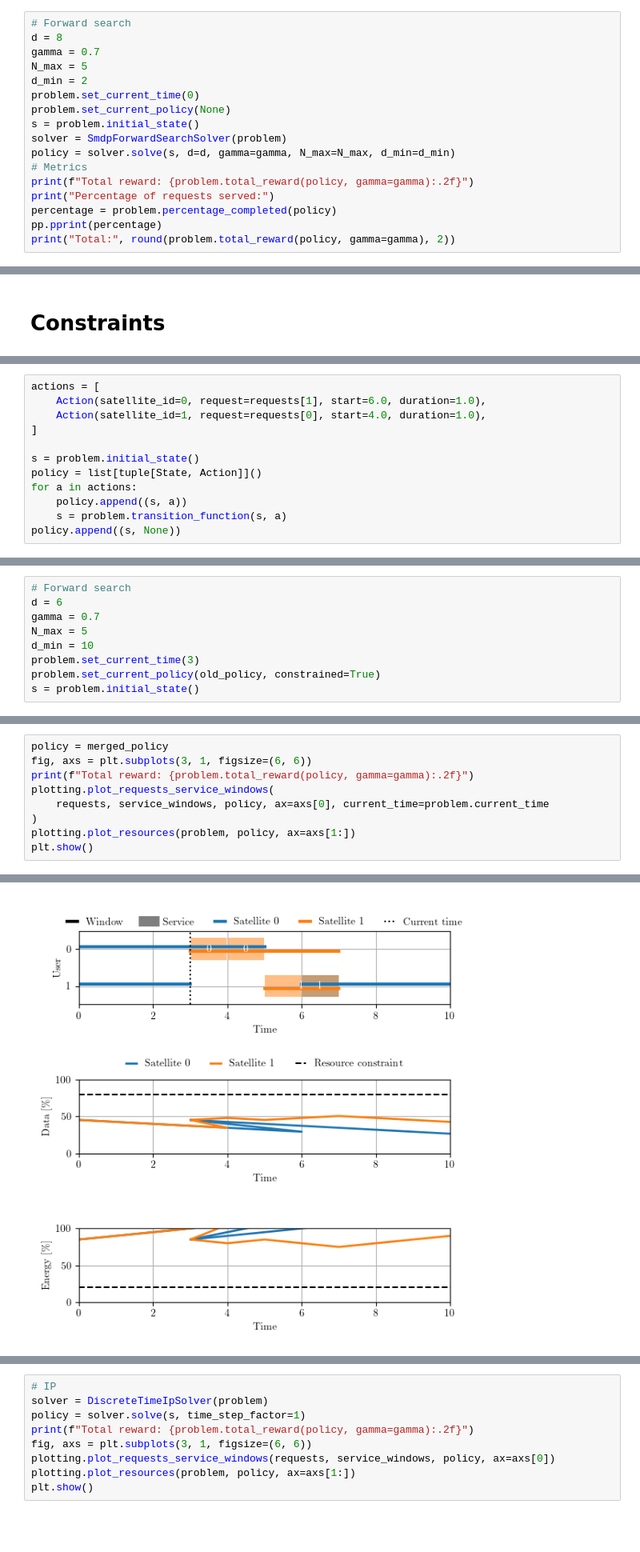
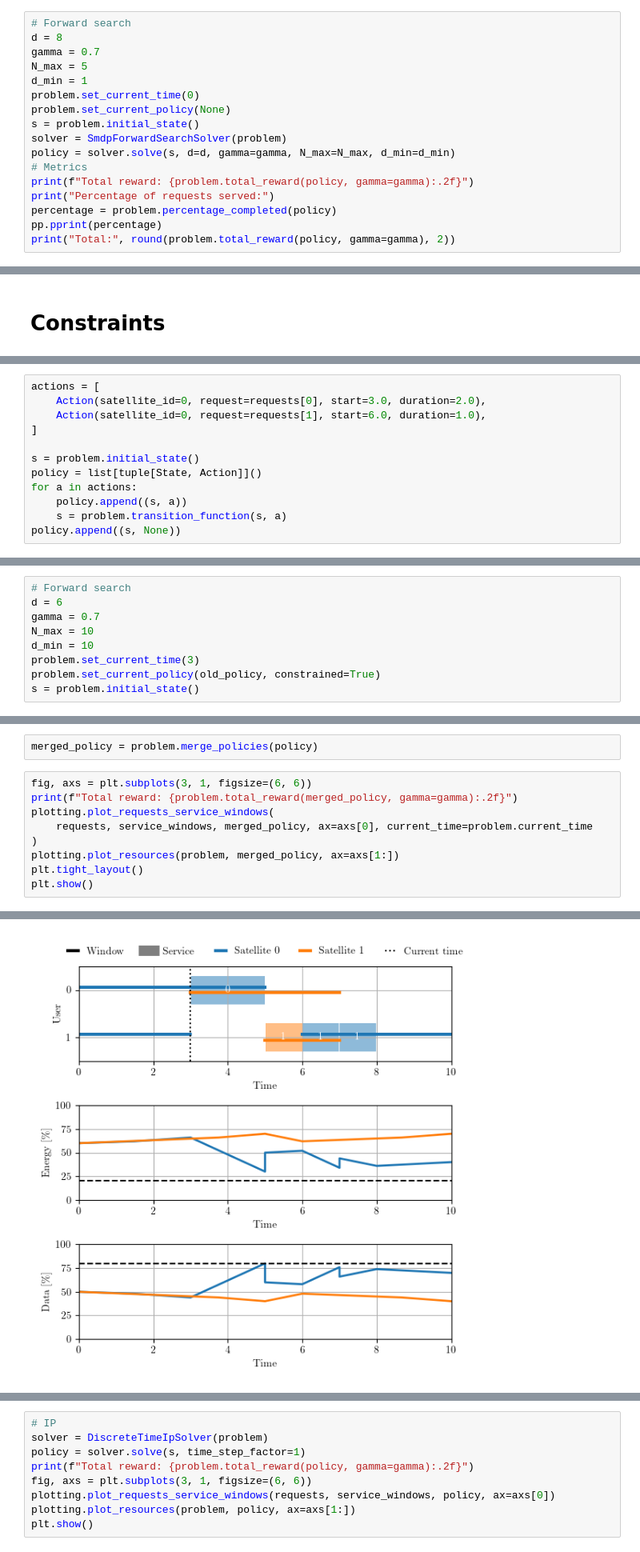
Before and after one commit to Stanford-NavLab/LuPNT, a Jupyter notebook: examples/projects/pnt-scheduling/python/experiment_2.ipynb, the cells around one changed output, grey strips where cells are left out. Shown at 80% size. Cells and saved outputs as stored; diff of their text form; blank space fills up the shorter version.

```diff
--- a/examples/projects/pnt-scheduling/python/experiment_2.ipynb
+++ b/examples/projects/pnt-scheduling/python/experiment_2.ipynb
@@ -88,7 +85,7 @@ plt.tight_layout()
 d = 8
 gamma = 0.7
 N_max = 5
-d_min = 2
+d_min = 1
 problem.set_current_time(0)
 problem.set_current_policy(None)
 s = problem.initial_state()
@@ -210,7 +206,7 @@ Total: 2.76
 # %%
 actions = [
+    Action(satellite_id=0, request=requests[0], start=3.0, duration=2.0),
     Action(satellite_id=0, request=requests[1], start=6.0, duration=1.0),
-    Action(satellite_id=1, request=requests[0], start=4.0, duration=1.0),
 ]
 
 s = problem.initial_state()
@@ -249,7 +245,7 @@ Total reward: 0.20
 # Forward search
 d = 6
 gamma = 0.7
-N_max = 5
+N_max = 10
 d_min = 10
 problem.set_current_time(3)
 problem.set_current_policy(old_policy, constrained=True)
@@ -295,10 +284,12 @@ merged_policy
+# %%
+merged_policy = problem.merge_policies(policy)
 # %%
-policy = merged_policy
 fig, axs = plt.subplots(3, 1, figsize=(6, 6))
-print(f"Total reward: {problem.total_reward(policy, gamma=gamma):.2f}")
+print(f"Total reward: {problem.total_reward(merged_policy, gamma=gamma):.2f}")
 plotting.plot_requests_service_windows(
-    requests, service_windows, policy, ax=axs[0], current_time=problem.current_time
+    requests, service_windows, merged_policy, ax=axs[0], current_time=problem.current_time
 )
-plotting.plot_resources(problem, policy, ax=axs[1:])
+plotting.plot_resources(problem, merged_policy, ax=axs[1:])
+plt.tight_layout()
 plt.show()
 # %% [output]
@@ -306 +297 @@ Total reward: 0.60
-[figure, old version]
+[figure, new version]
```
Also changed, not shown: parts of 20 cells of this notebook, 3 other files.
